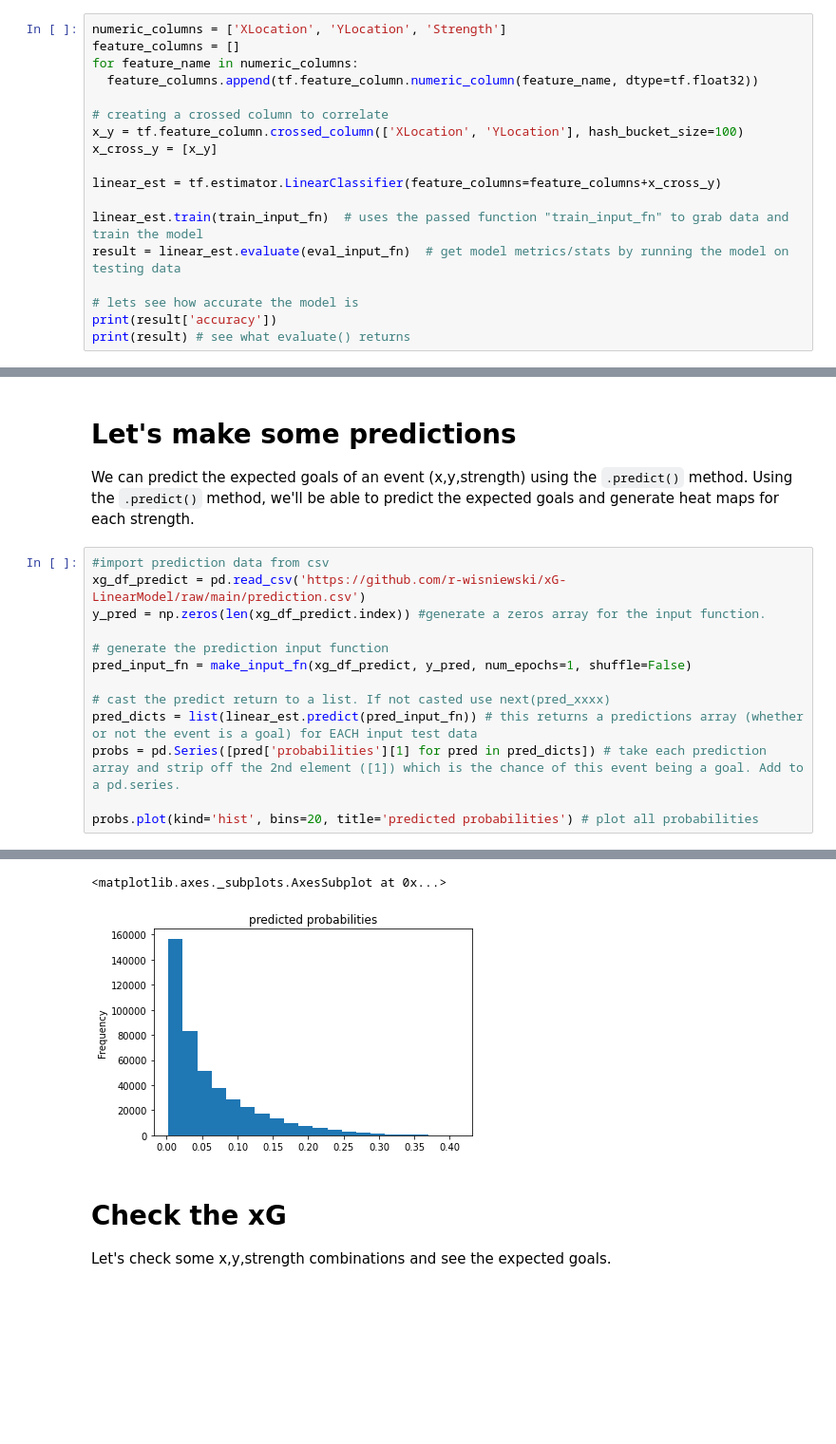
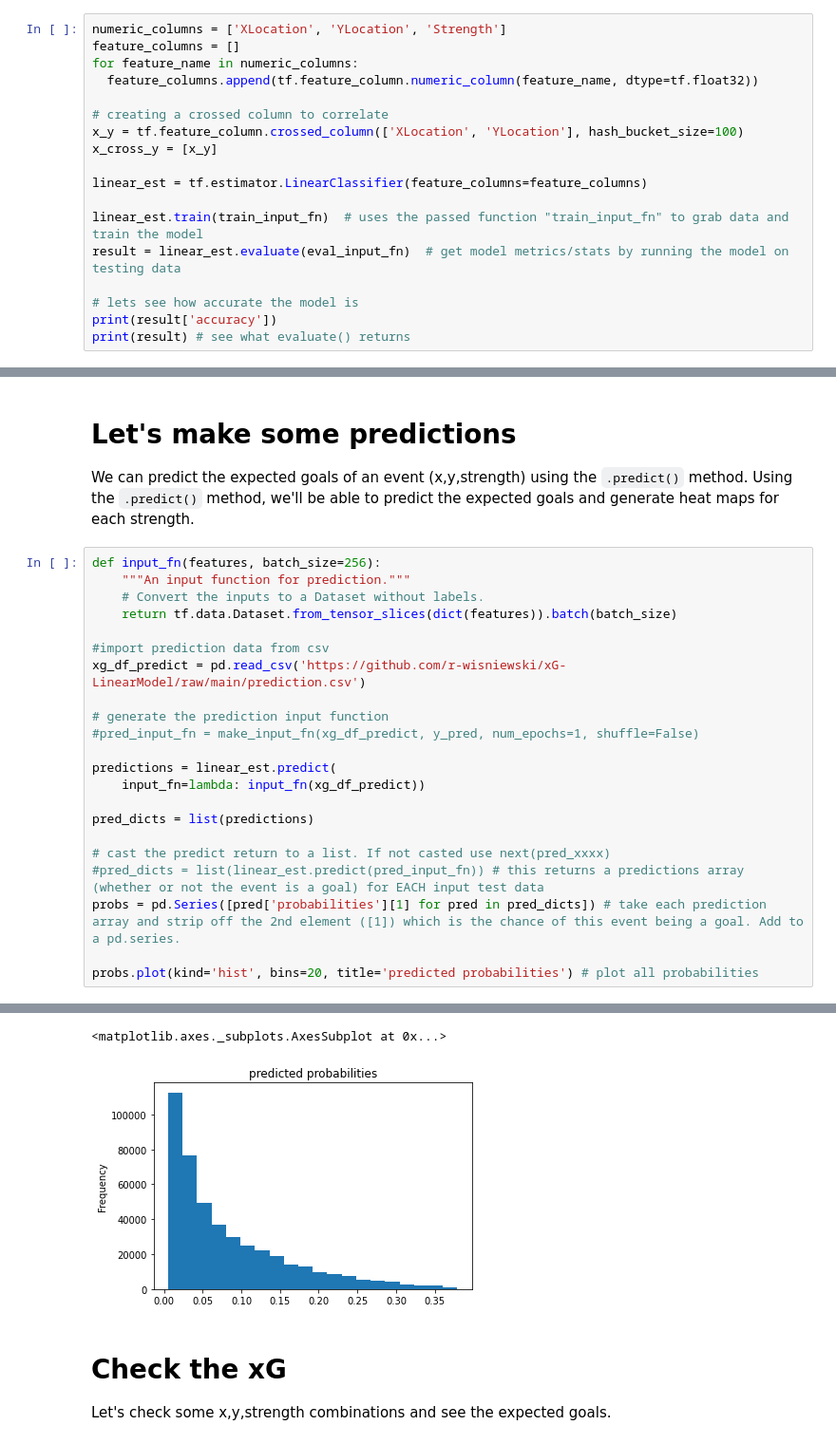
Before and after one commit to r-wisniewski/xG-LinearModel, a Jupyter notebook: AHL_xG_LinearModel.ipynb, the cells around one changed output, grey strips where cells are left out. Shown at 95% size. Saved outputs shown, nothing was run; the diff lists cells and outputs as text; blank space fills up the shorter version.

Commit message:
Updated the prediction portion of the model

```diff
--- a/AHL_xG_LinearModel.ipynb
+++ b/AHL_xG_LinearModel.ipynb
@@ -95,7 +95,7 @@ for feature_name in numeric_columns:
 x_y = tf.feature_column.crossed_column(['XLocation', 'YLocation'], hash_bucket_size=100)
 x_cross_y = [x_y]
 
-linear_est = tf.estimator.LinearClassifier(feature_columns=feature_columns+x_cross_y)
+linear_est = tf.estimator.LinearClassifier(feature_columns=feature_columns)
 
 linear_est.train(train_input_fn)  # uses the passed function "train_input_fn" to grab data and train the model
 result = linear_est.evaluate(eval_input_fn)  # get model metrics/stats by running the model on testing data
@@ -141,15 +138,24 @@ We've achieved a 90.15% accuracy in estimating the events in the testing set, a
 
 We can predict the expected goals of an event (x,y,strength) using the `.predict()` method. Using the `.predict()` method, we'll be able to predict the expected goals and generate heat maps for each strength.
 # %%
+def input_fn(features, batch_size=256):
+    """An input function for prediction."""
+    # Convert the inputs to a Dataset without labels.
+    return tf.data.Dataset.from_tensor_slices(dict(features)).batch(batch_size)
+
 #import prediction data from csv
 xg_df_predict = pd.read_csv('https://github.com/r-wisniewski/xG-LinearModel/raw/main/prediction.csv')
-y_pred = np.zeros(len(xg_df_predict.index)) #generate a zeros array for the input function.
 
 # generate the prediction input function
-pred_input_fn = make_input_fn(xg_df_predict, y_pred, num_epochs=1, shuffle=False)
+#pred_input_fn = make_input_fn(xg_df_predict, y_pred, num_epochs=1, shuffle=False)
+
+predictions = linear_est.predict(
+    input_fn=lambda: input_fn(xg_df_predict))
+
+pred_dicts = list(predictions)
 
 # cast the predict return to a list. If not casted use next(pred_xxxx)
-pred_dicts = list(linear_est.predict(pred_input_fn)) # this returns a predictions array (whether or not the event is a goal) for EACH input test data
+#pred_dicts = list(linear_est.predict(pred_input_fn)) # this returns a predictions array (whether or not the event is a goal) for EACH input test data
 probs = pd.Series([pred['probabilities'][1] for pred in pred_dicts]) # take each prediction array and strip off the 2nd element ([1]) which is the chance of this event being a goal. Add to a pd.series.
 
 probs.plot(kind='hist', bins=20, title='predicted probabilities') # plot all probabilities
@@ -161,7 +167,7 @@ INFO:tensorflow:Restoring parameters from /tmp/tmpgqd9gecg/model.ckpt-50770
 INFO:tensorflow:Running local_init_op.
 INFO:tensorflow:Done running local_init_op.
 <matplotlib.axes._subplots.AxesSubplot at 0x...>
-[figure, old version]
+[figure, new version]
 # %% [markdown]
 # Check the xG
 
```
Also changed, not shown: parts of 4 cells of this notebook.
